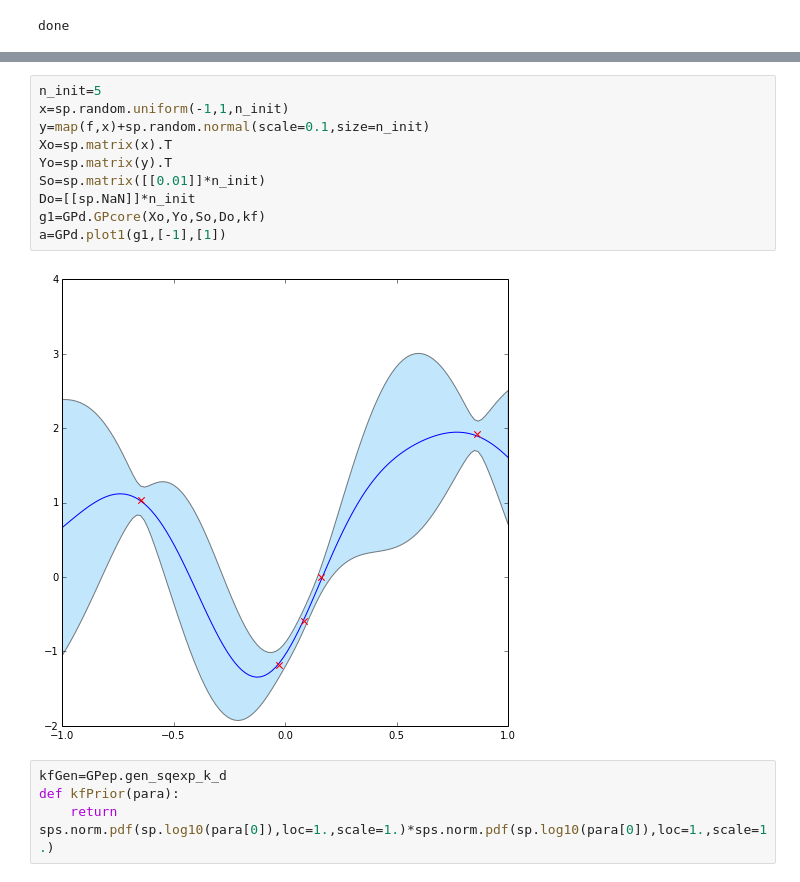
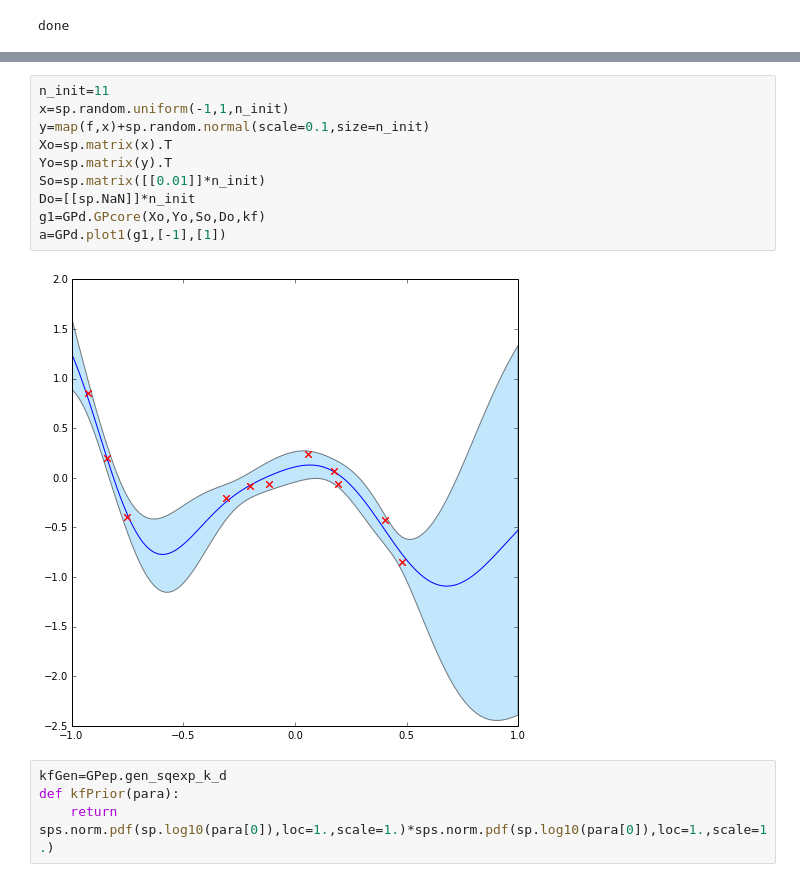
Before and after one commit to markm541374/ES, a Jupyter notebook: scatch.ipynb, the cells around one changed output, grey strips where cells are left out. Saved outputs shown, nothing was run; the diff lists cells and outputs as text.

```diff
--- a/scatch.ipynb
+++ b/scatch.ipynb
@@ -52,15 +53,15 @@ plt.plot(xmintrue,miny,'rx')
 # %%
-n_init=5
+n_init=11
 x=sp.random.uniform(-1,1,n_init)
 y=map(f,x)+sp.random.normal(scale=0.1,size=n_init)
 Xo=sp.matrix(x).T
 Yo=sp.matrix(y).T
 So=sp.matrix([[0.01]]*n_init)
 Do=[[sp.NaN]]*n_init
 g1=GPd.GPcore(Xo,Yo,So,Do,kf)
 a=GPd.plot1(g1,[-1],[1])
 # %% [output]
-[figure, old version]
+[figure, new version]
 # %%
 kfGen=GPep.gen_sqexp_k_d
 def kfPrior(para):
```
Also changed, not shown: parts of 8 cells of this notebook, 4 other files.
